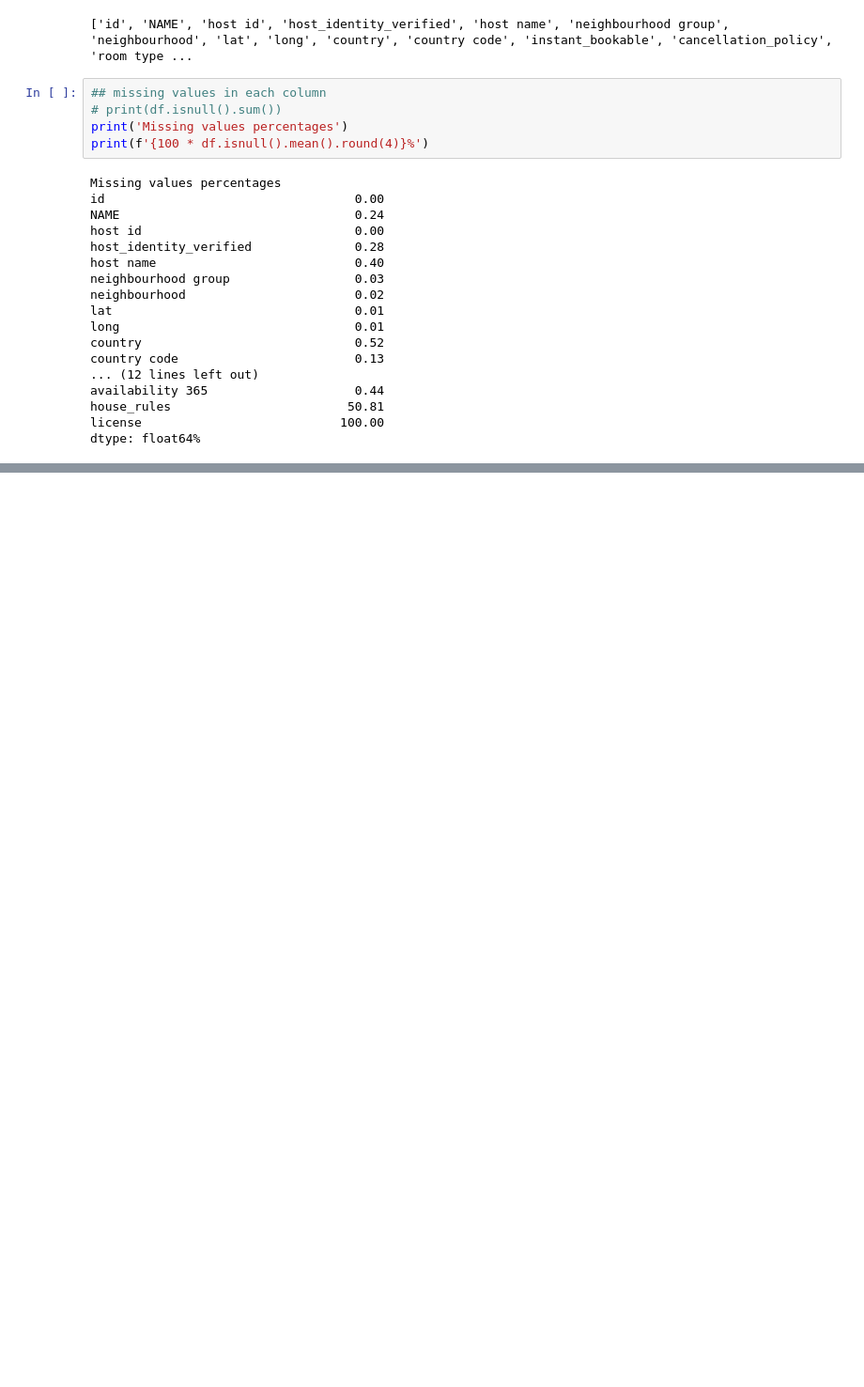
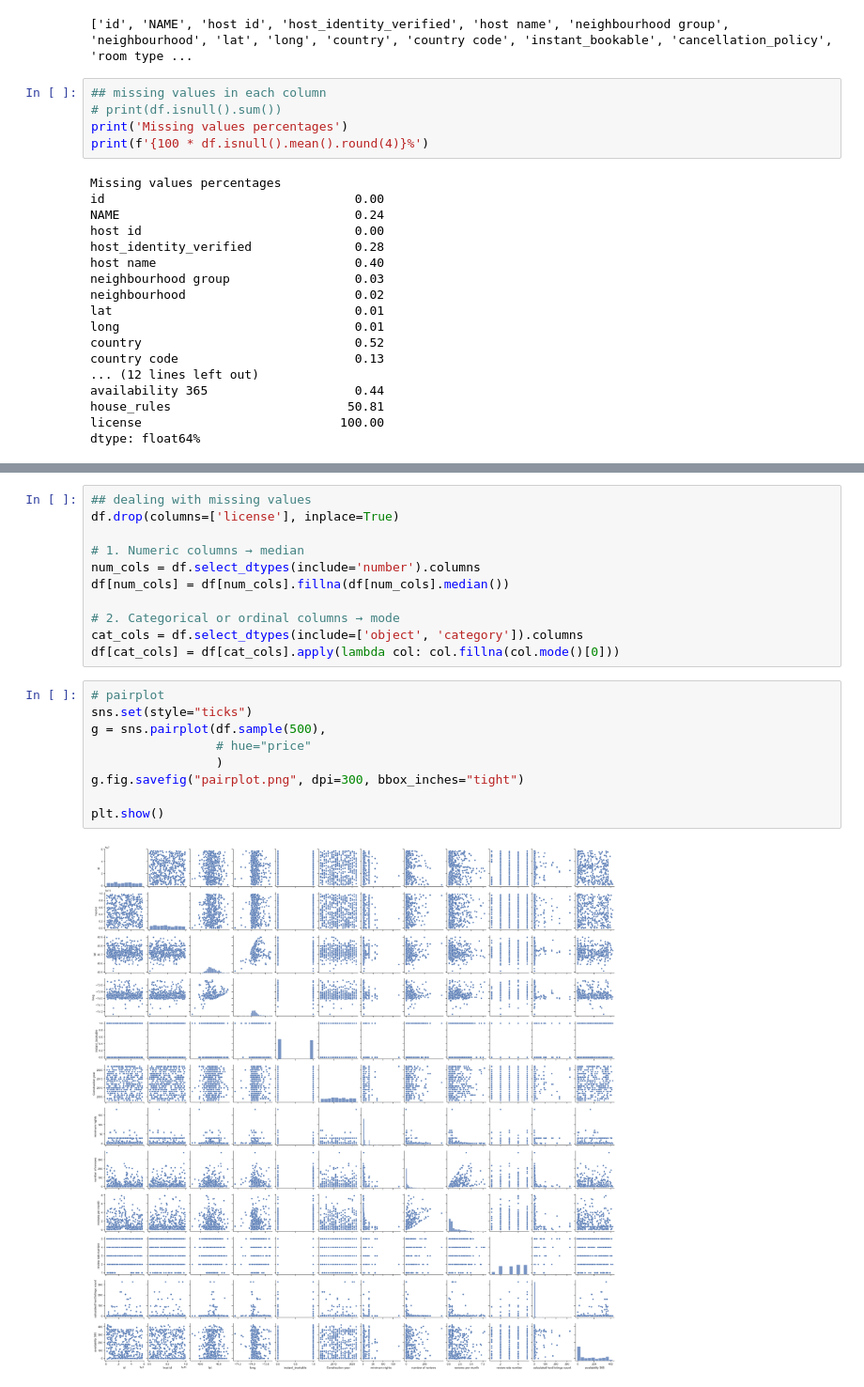
Before and after one commit to babakkeshavarz/anomaly_detection, a Jupyter notebook: air_bnb/air_bnb.ipynb, the cells around one changed output, grey strips where cells are left out. Shown at 94% size. Cells and saved outputs as stored; diff of their text form; blank space fills up the shorter version.

```diff
--- a/air_bnb/air_bnb.ipynb
+++ b/air_bnb/air_bnb.ipynb
@@ -57,0 +91,22 @@ dtype: float64%
+# %%
+## dealing with missing values
+df.drop(columns=['license'], inplace=True)
+
+# 1. Numeric columns → median
+num_cols = df.select_dtypes(include='number').columns
+df[num_cols] = df[num_cols].fillna(df[num_cols].median())
+
+# 2. Categorical or ordinal columns → mode
+cat_cols = df.select_dtypes(include=['object', 'category']).columns
+df[cat_cols] = df[cat_cols].apply(lambda col: col.fillna(col.mode()[0]))
+# %%
+# pairplot
+sns.set(style="ticks")
+g = sns.pairplot(df.sample(500),
+                 # hue="price"
+                 )
+g.fig.savefig("pairplot.png", dpi=300, bbox_inches="tight")
+
+plt.show()
+# %% [output]
+[figure, added]
```
Also changed, not shown: parts of 2 cells of this notebook, 1 other file.
